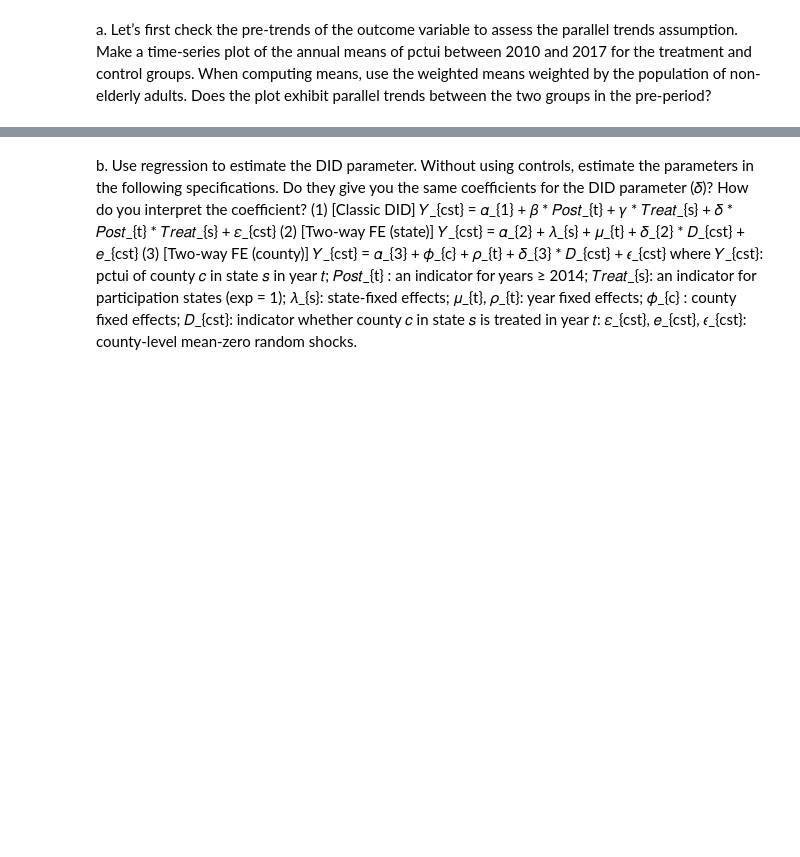
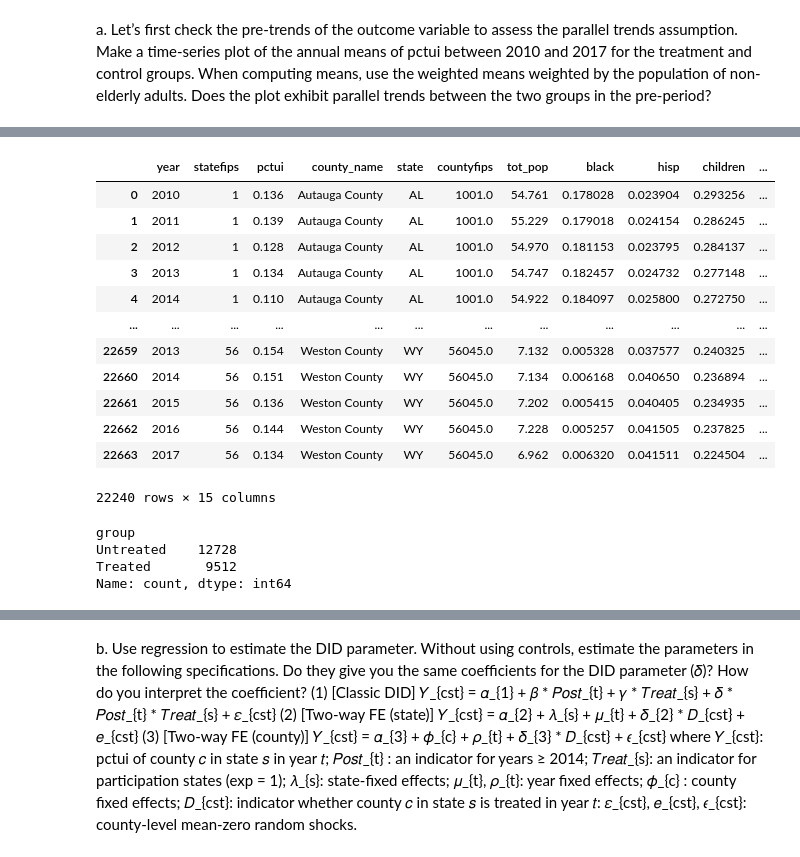
Before and after one commit to antaechan/econometrics, a Jupyter notebook: hw34.ipynb, the cells around one changed output, grey strips where cells are left out. Cells and saved outputs as stored; diff of their text form; code cells hidden in the pictures; blank space fills up the shorter version.

```diff
--- a/hw34.ipynb
+++ b/hw34.ipynb
@@ -411,0 +773,64 @@ groups in the pre-period?
+# %%
+import pandas as pd
+import numpy as np
+import matplotlib.pyplot as plt
+
+# FIPS → 주 약어 매핑 딕셔너리
+fips_to_state = {
+    1: 'AL', 2: 'AK', 4: 'AZ', 5: 'AR', 6: 'CA', 8: 'CO', 9: 'CT', 10: 'DE',
+    11: 'DC', 12: 'FL', 13: 'GA', 15: 'HI', 16: 'ID', 17: 'IL', 18: 'IN', 19: 'IA',
+    20: 'KS', 21: 'KY', 22: 'LA', 23: 'ME', 24: 'MD', 25: 'MA', 26: 'MI', 27: 'MN',
+    28: 'MS', 29: 'MO', 30: 'MT', 31: 'NE', 32: 'NV', 33: 'NH', 34: 'NJ', 35: 'NM',
+    36: 'NY', 37: 'NC', 38: 'ND', 39: 'OH', 40: 'OK', 41: 'OR', 42: 'PA', 44: 'RI',
+    45: 'SC', 46: 'SD', 47: 'TN', 48: 'TX', 49: 'UT', 50: 'VT', 51: 'VA', 53: 'WA',
+    54: 'WV', 55: 'WI', 56: 'WY'
+}
+
+# FIPS 코드 → 주 약어 컬럼 추가
+df['state'] = df['statefips'].map(fips_to_state)
+
+treated_states = ['AR', 'AZ', 'CA', 'CO', 'CT', 'DC', 'DE', 'HI', 'IA', 'IL', 'KY', 'MA', 'MD', 'MI', 'MN', 'ND', 'NH', 'NJ', 'NM', 'NV', 'NY', 'OH', 'OR', 'RI', 'VT', 'WA', 'WV']
+untreated_states = ['AL', 'FL', 'GA', 'ID', 'KS', 'ME', 'MO', 'MS', 'NC', 'NE', 'OK', 'SC', 'SD', 'TN', 'TX', 'UT', 'VA', 'WI', 'WY']
+excluded_states = ['AK', 'IN', 'LA', 'MT', 'PA']
+
+# 제외 주 제거
+df = df[~df['state'].isin(excluded_states)]
+
+# 2010~2017년 제한
+df = df[(df['year'] >= 2010) & (df['year'] <= 2017)]
+
+# Treated/Untreated 주만 남김
+df = df[df['state'].isin(treated_states + untreated_states)]
+
+# 그룹 변수 생성 (명확하게 문자열만 할당, np.nan 제외)
+def assign_group(state):
+    if state in treated_states:
+        return 'Treated'
+    elif state in untreated_states:
+        return 'Untreated'
+    else:
+        return None
+
+df['group'] = df['state'].apply(assign_group).astype('category')
+df
+# %% [output]
+|  | year | statefips | pctui | county_name | state | countyfips | tot_pop | black | hisp | children | ... |
+| 0 | 2010 | 1 | 0.136 | Autauga County | AL | 1001.0 | 54.761 | 0.178028 | 0.023904 | 0.293256 | ... |
+| 1 | 2011 | 1 | 0.139 | Autauga County | AL | 1001.0 | 55.229 | 0.179018 | 0.024154 | 0.286245 | ... |
+| 2 | 2012 | 1 | 0.128 | Autauga County | AL | 1001.0 | 54.970 | 0.181153 | 0.023795 | 0.284137 | ... |
+| 3 | 2013 | 1 | 0.134 | Autauga County | AL | 1001.0 | 54.747 | 0.182457 | 0.024732 | 0.277148 | ... |
+| 4 | 2014 | 1 | 0.110 | Autauga County | AL | 1001.0 | 54.922 | 0.184097 | 0.025800 | 0.272750 | ... |
+| ... | ... | ... | ... | ... | ... | ... | ... | ... | ... | ... | ... |
+| 22659 | 2013 | 56 | 0.154 | Weston County | WY | 56045.0 | 7.132 | 0.005328 | 0.037577 | 0.240325 | ... |
+| 22660 | 2014 | 56 | 0.151 | Weston County | WY | 56045.0 | 7.134 | 0.006168 | 0.040650 | 0.236894 | ... |
+| 22661 | 2015 | 56 | 0.136 | Weston County | WY | 56045.0 | 7.202 | 0.005415 | 0.040405 | 0.234935 | ... |
+| 22662 | 2016 | 56 | 0.144 | Weston County | WY | 56045.0 | 7.228 | 0.005257 | 0.041505 | 0.237825 | ... |
+| 22663 | 2017 | 56 | 0.134 | Weston County | WY | 56045.0 | 6.962 | 0.006320 | 0.041511 | 0.224504 | ... |
+22240 rows × 15 columns
+# %%
+df["group"].value_counts()
+# %% [output]
+group
+Untreated    12728
+Treated       9512
+Name: count, dtype: int64
```
Also changed, not shown: parts of 47 cells of this notebook.
